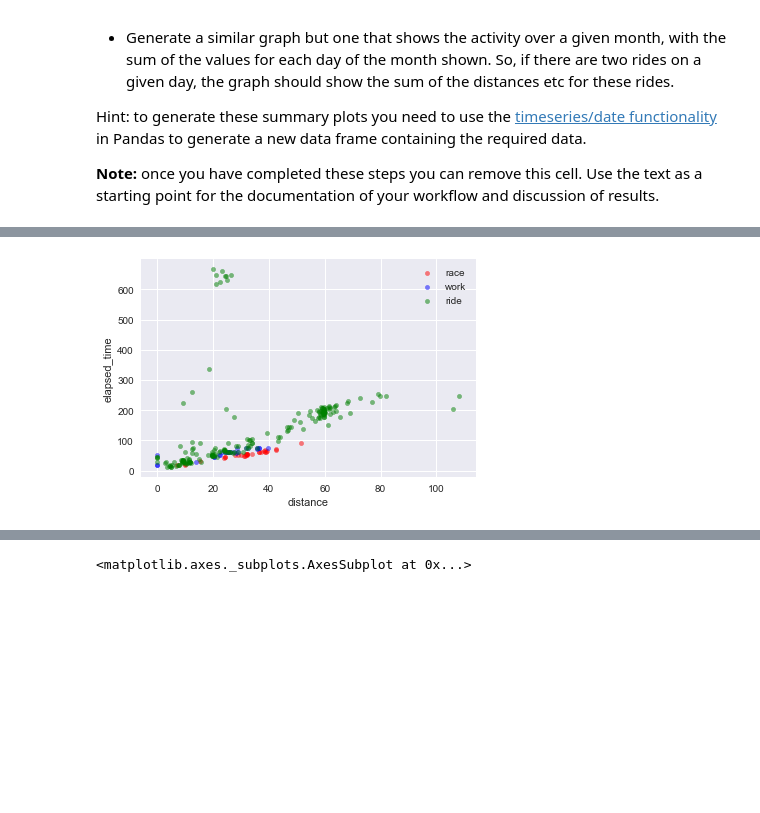
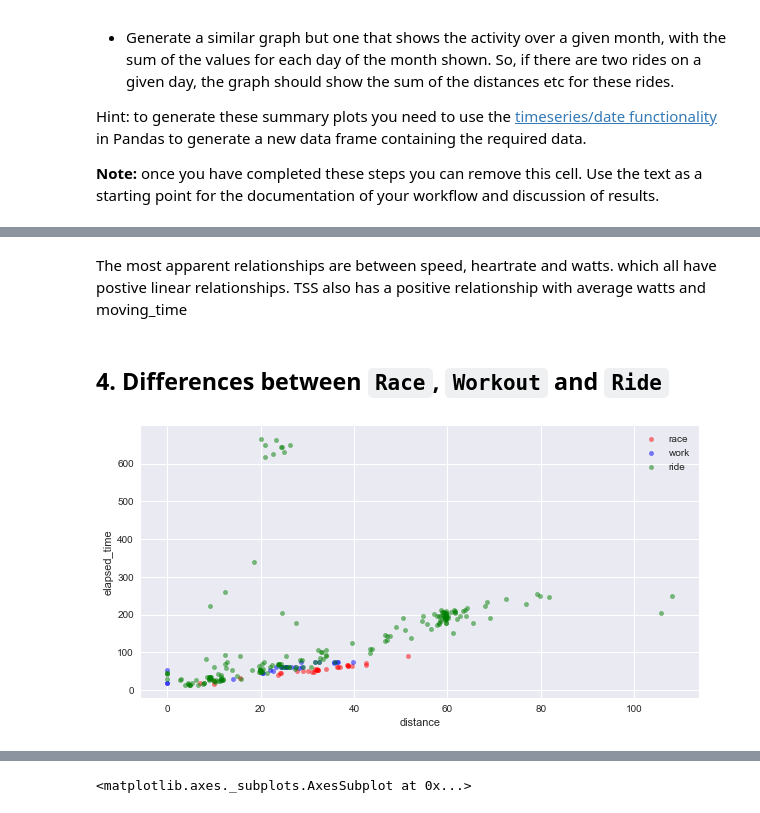
Before and after one commit to Phllips/Portfolio, a Jupyter notebook: Portfolio 1.ipynb, the cells around one changed output, grey strips where cells are left out. Drawn from its saved outputs; the diff is of its cells as text; code cells hidden in the pictures; blank space fills up the shorter version.

Commit message:
Add files via upload
-complete(?) portfolio 1

```diff
--- a/Portfolio 1.ipynb
+++ b/Portfolio 1.ipynb
@@ -19,6 +21,5 @@ The exported data is a CSV file so that's easy to read, however the date informa
 recorded in a different timezone (UTC) so we need to do a bit of conversion.  In reading the data I'm
 setting the index of the data frame to be the datetime of the ride.
 # %%
-strava = pd.read_csv('portfolio/data/strava_export.csv', index_col='date', parse_dates=True)
+strava = pd.read_csv('data/strava_export.csv', index_col='date', parse_dates=True)
 strava.index = strava.index.tz_convert('Australia/Sydney')
-strava.head()
@@ -39,7 +32,6 @@ of the same rides.
 Again we create an index using the datetime for each ride, this time combining two columns in the data (date and time)
 and localising to Sydney so that the times match those for the Strava data.
 # %%
-cheetah = pd.read_csv('portfolio/data/cheetah.csv', skipinitialspace=True)
+cheetah = pd.read_csv('data/cheetah.csv', skipinitialspace=True)
 cheetah.index = pd.to_datetime(cheetah['date'] + ' ' + cheetah['time'])
 cheetah.index = cheetah.index.tz_localize('Australia/Sydney')
-cheetah.head()
@@ -131,0 +132,3 @@ __Note:__ once you have completed these steps you can remove this cell.  Use the
+# %%
+speed = (fres['distance']/(fres['moving_time'] / 60))
+fres['speed'] = speed
@@ -132,10 +141,14 @@ __Note:__ once you have completed these steps you can remove this cell.  Use the
+# %% [markdown]
+The most apparent relationships are between speed, heartrate and watts. which all have postive linear relationships. TSS also has a positive relationship with average watts and moving_time
+# %% [markdown]
+## 4. Differences between `Race`, `Workout` and `Ride`
 # %%
 race = fres[(fres.workout_type == 'Race')]
 workout = fres[(fres.workout_type == 'Workout')]
 ride = fres[(fres.workout_type == 'Ride')]
 
-sct1 = race.plot(kind ='scatter', x = 'distance', y = 'elapsed_time', color = 'red',alpha = .5 , label ='race')
+sct1 = race.plot(kind ='scatter', x = 'distance', y = 'elapsed_time', color = 'red',alpha = .5 , label ='race', figsize=(10,5))
 sct2 = workout.plot(kind ='scatter', x = 'distance', y = 'elapsed_time', color = 'blue', label ='work',alpha = .5,ax = sct1)
 sct3 = ride.plot(kind ='scatter', x = 'distance', y = 'elapsed_time', color = 'green',alpha = .5 , label ='ride',ax=sct2)
 # %% [output]
-[figure, old version]
+[figure, new version]
```
Also changed, not shown: parts of 16 cells of this notebook.
